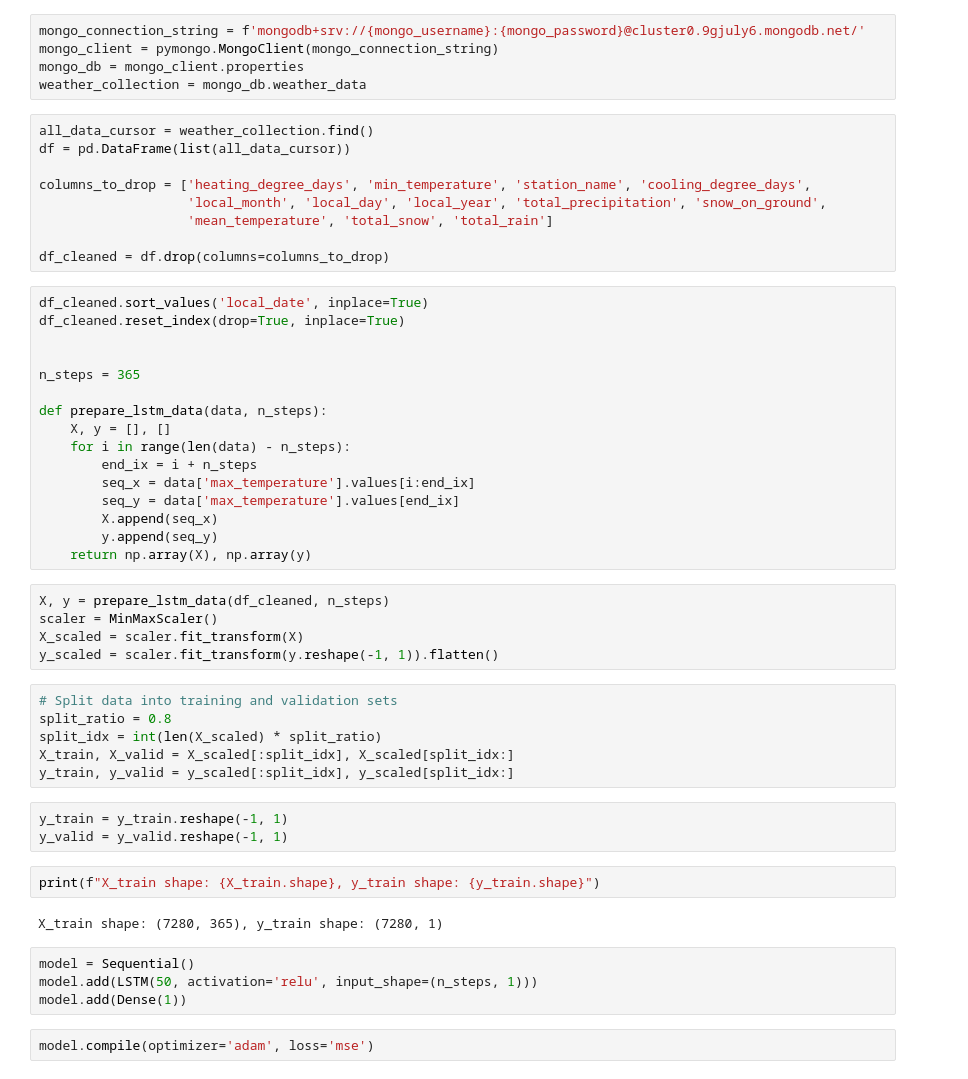
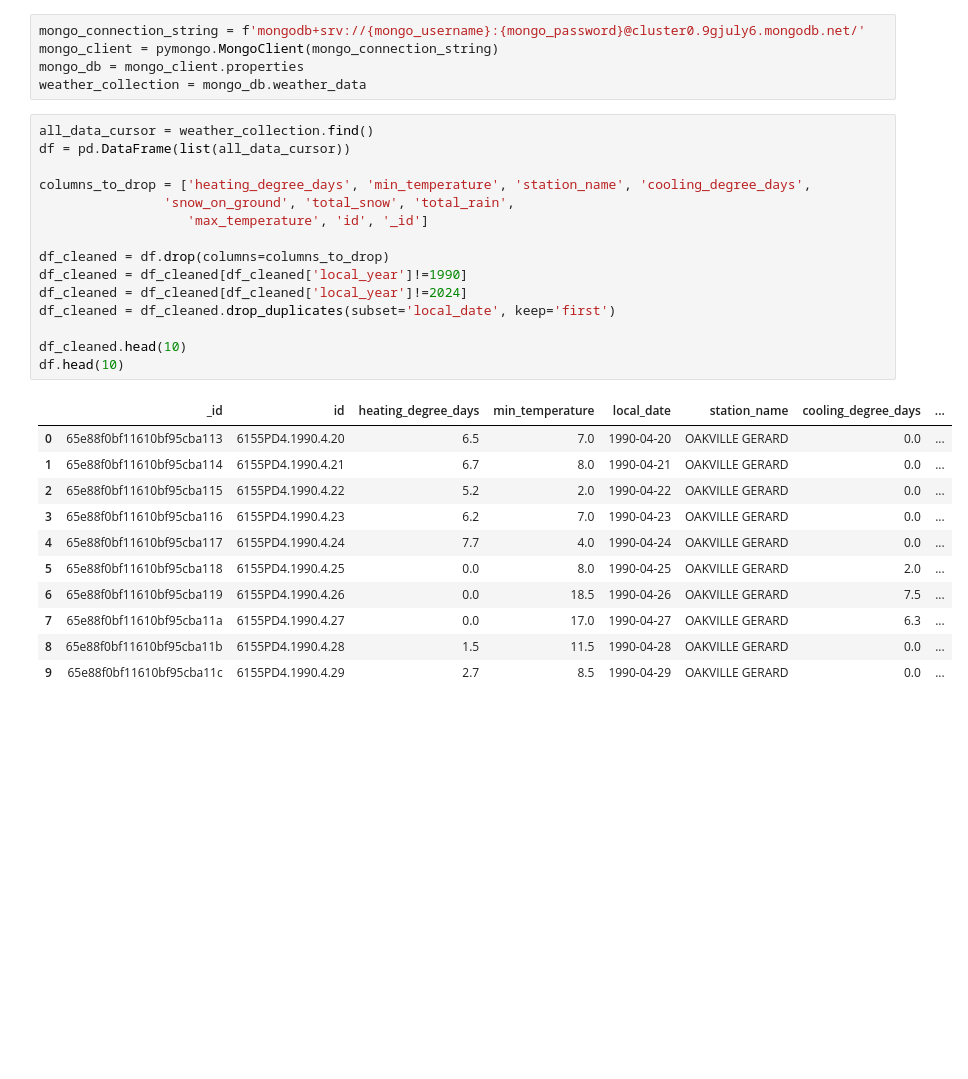
Before and after one commit to MaisieDeGraaf/Housing-Project_Final, a Jupyter notebook: Weather_2.ipynb, the cells around one changed output. Saved outputs shown, nothing was run; the diff lists cells and outputs as text; blank space fills up the shorter version.

```diff
--- a/Weather_2.ipynb
+++ b/Weather_2.ipynb
@@ -18,49 +18,27 @@ weather_collection = mongo_db.weather_data
 # %%
 all_data_cursor = weather_collection.find()
 df = pd.DataFrame(list(all_data_cursor))
 
 columns_to_drop = ['heating_degree_days', 'min_temperature', 'station_name', 'cooling_degree_days',
-                   'local_month', 'local_day', 'local_year', 'total_precipitation', 'snow_on_ground',
-                   'mean_temperature', 'total_snow', 'total_rain']
+                'snow_on_ground', 'total_snow', 'total_rain',
+                   'max_temperature', 'id', '_id']
 
 df_cleaned = df.drop(columns=columns_to_drop)
+df_cleaned = df_cleaned[df_cleaned['local_year']!=1990]
+df_cleaned = df_cleaned[df_cleaned['local_year']!=2024]
+df_cleaned = df_cleaned.drop_duplicates(subset='local_date', keep='first')
+
+df_cleaned.head(10)
+df.head(10)
+# %% [output]
+|  | _id | id | heating_degree_days | min_temperature | local_date | station_name | cooling_degree_days | ... |
+| 0 | 65e88f0bf11610bf95cba113 | 6155PD4.1990.4.20 | 6.5 | 7.0 | 1990-04-20 | OAKVILLE GERARD | 0.0 | ... |
+| 1 | 65e88f0bf11610bf95cba114 | 6155PD4.1990.4.21 | 6.7 | 8.0 | 1990-04-21 | OAKVILLE GERARD | 0.0 | ... |
+| 2 | 65e88f0bf11610bf95cba115 | 6155PD4.1990.4.22 | 5.2 | 2.0 | 1990-04-22 | OAKVILLE GERARD | 0.0 | ... |
+| 3 | 65e88f0bf11610bf95cba116 | 6155PD4.1990.4.23 | 6.2 | 7.0 | 1990-04-23 | OAKVILLE GERARD | 0.0 | ... |
+| 4 | 65e88f0bf11610bf95cba117 | 6155PD4.1990.4.24 | 7.7 | 4.0 | 1990-04-24 | OAKVILLE GERARD | 0.0 | ... |
+| 5 | 65e88f0bf11610bf95cba118 | 6155PD4.1990.4.25 | 0.0 | 8.0 | 1990-04-25 | OAKVILLE GERARD | 2.0 | ... |
+| 6 | 65e88f0bf11610bf95cba119 | 6155PD4.1990.4.26 | 0.0 | 18.5 | 1990-04-26 | OAKVILLE GERARD | 7.5 | ... |
+| 7 | 65e88f0bf11610bf95cba11a | 6155PD4.1990.4.27 | 0.0 | 17.0 | 1990-04-27 | OAKVILLE GERARD | 6.3 | ... |
+| 8 | 65e88f0bf11610bf95cba11b | 6155PD4.1990.4.28 | 1.5 | 11.5 | 1990-04-28 | OAKVILLE GERARD | 0.0 | ... |
+| 9 | 65e88f0bf11610bf95cba11c | 6155PD4.1990.4.29 | 2.7 | 8.5 | 1990-04-29 | OAKVILLE GERARD | 0.0 | ... |
-# %%
-df_cleaned.sort_values('local_date', inplace=True)
-df_cleaned.reset_index(drop=True, inplace=True)
-
-
-n_steps = 365
-
-def prepare_lstm_data(data, n_steps):
-    X, y = [], []
-    for i in range(len(data) - n_steps):
-        end_ix = i + n_steps
-        seq_x = data['max_temperature'].values[i:end_ix]
-        seq_y = data['max_temperature'].values[end_ix]
-        X.append(seq_x)
-        y.append(seq_y)
-    return np.array(X), np.array(y)
-# %%
-X, y = prepare_lstm_data(df_cleaned, n_steps)
-scaler = MinMaxScaler()
-X_scaled = scaler.fit_transform(X)
-y_scaled = scaler.fit_transform(y.reshape(-1, 1)).flatten()
-# %%
-# Split data into training and validation sets
-split_ratio = 0.8
-split_idx = int(len(X_scaled) * split_ratio)
-X_train, X_valid = X_scaled[:split_idx], X_scaled[split_idx:]
-y_train, y_valid = y_scaled[:split_idx], y_scaled[split_idx:]
-# %%
-y_train = y_train.reshape(-1, 1)
-y_valid = y_valid.reshape(-1, 1)
-# %%
-print(f"X_train shape: {X_train.shape}, y_train shape: {y_train.shape}")
-# %% [output]
-X_train shape: (7280, 365), y_train shape: (7280, 1)
-# %%
-model = Sequential()
-model.add(LSTM(50, activation='relu', input_shape=(n_steps, 1)))
-model.add(Dense(1))
-# %%
-model.compile(optimizer='adam', loss='mse')
```
Also changed, not shown: parts of 15 cells of this notebook, 1 other file.
